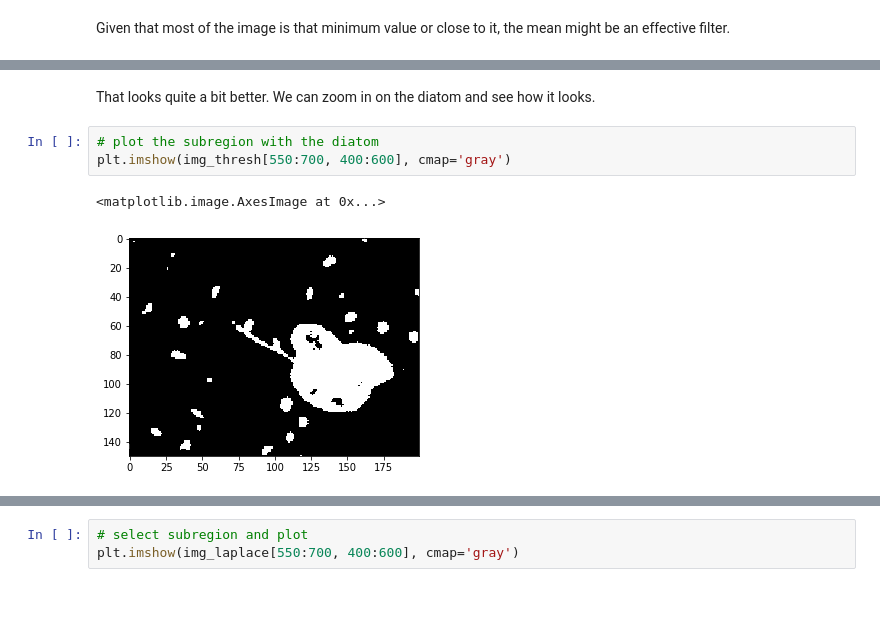
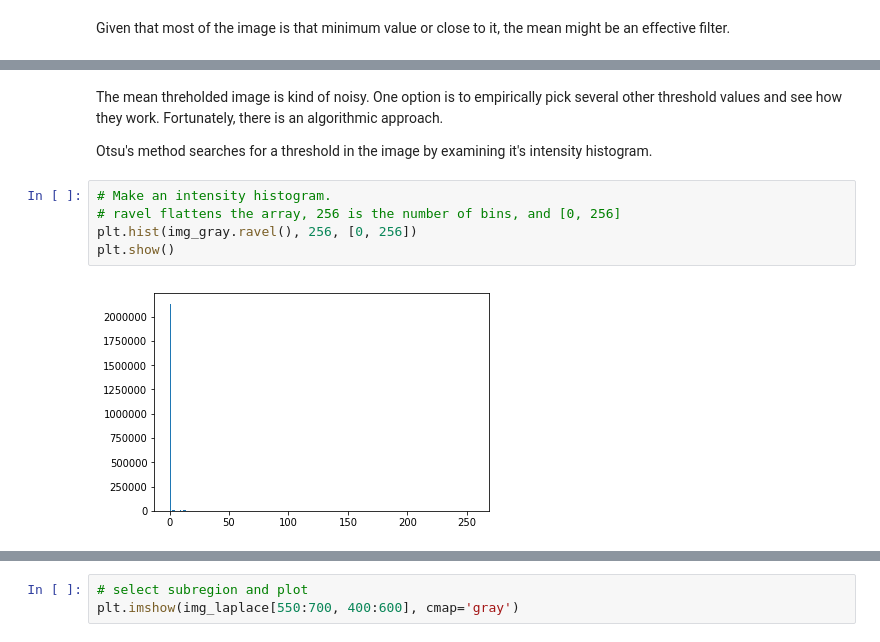
Before and after one commit to eor314/pogo_bioobs19_imaging, a Jupyter notebook: mod2_region_finding.ipynb, the cells around one changed output, grey strips where cells are left out. Saved outputs shown, nothing was run; the diff lists cells and outputs as text; blank space fills up the shorter version.

```diff
--- a/mod2_region_finding.ipynb
+++ b/mod2_region_finding.ipynb
@@ -98,8 +85,11 @@ plt.imshow(img_thresh, cmap='gray')
-# %% [markdown]
-That looks quite a bit better. We can zoom in on the diatom and see how it looks.
-# %%
-# plot the subregion with the diatom
-plt.imshow(img_thresh[550:700, 400:600], cmap='gray')
-# %% [output]
-<matplotlib.image.AxesImage at 0x...>
-[figure, removed]
+# %% [markdown]
+The mean threholded image is kind of noisy. One option is to empirically pick several other threshold values and see how they work. Fortunately, there is an algorithmic approach.
+
+Otsu's method searches for a threshold in the image by examining it's intensity histogram.
+# %%
+# Make an intensity histogram.
+# ravel flattens the array, 256 is the number of bins, and [0, 256]
+plt.hist(img_gray.ravel(), 256, [0, 256])
+plt.show()
+# %% [output]
+[figure, added]
```
Also changed, not shown: parts of 33 cells of this notebook.
